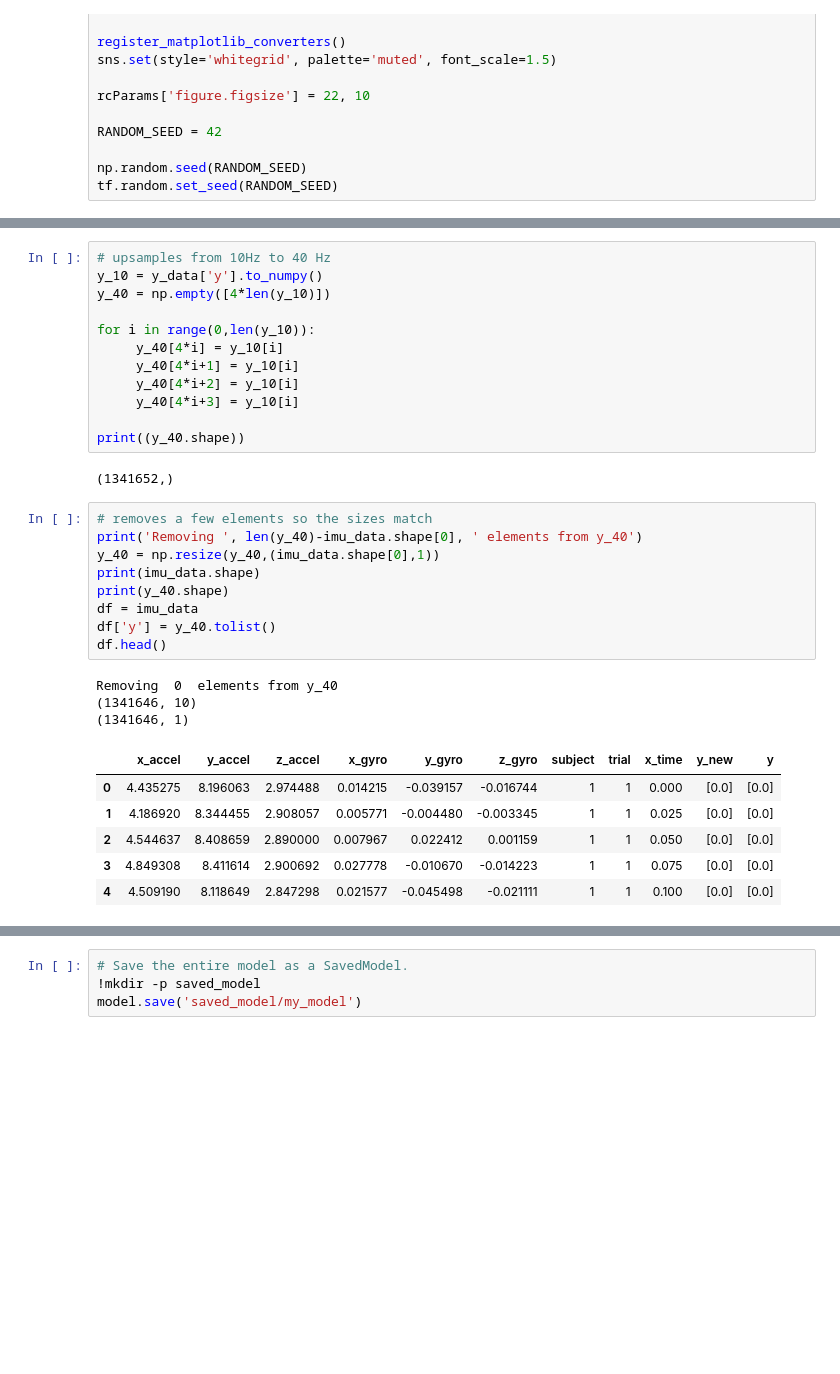
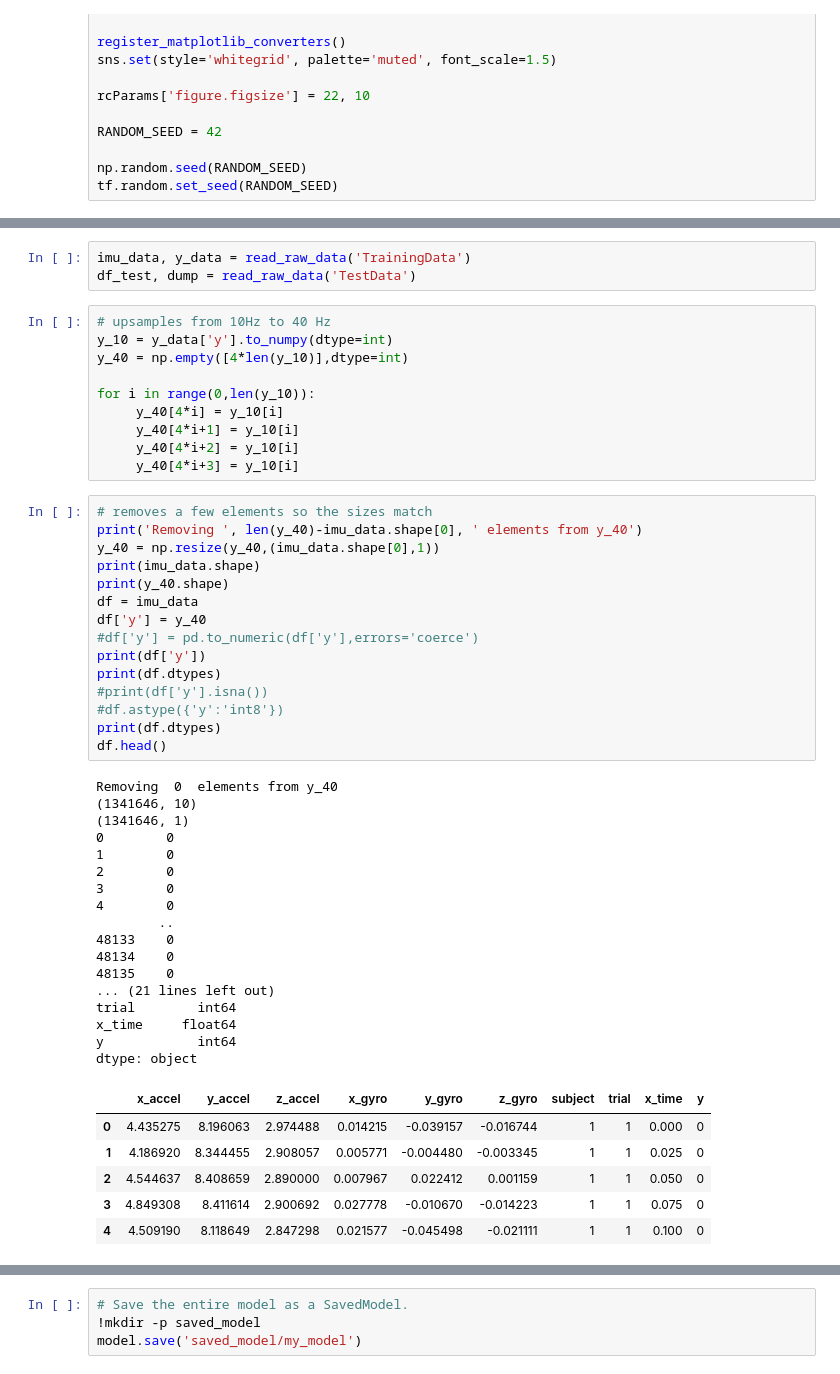
Before and after one commit to MoreBangForYourBuck/c2_competition, a Jupyter notebook: tensorflow_bi_LSTM.ipynb, the cells around one changed output, grey strips where cells are left out. Saved outputs shown, nothing was run; the diff lists cells and outputs as text; blank space fills up the shorter version.

```diff
--- a/tensorflow_bi_LSTM.ipynb
+++ b/tensorflow_bi_LSTM.ipynb
@@ -78,37 +72,56 @@ def read_raw_data(dir_path):
     imu_data = pd.concat([imu,imu_time['x_time']], axis=1)
     y_data = pd.concat([y,y_time['y_time']],axis = 1)
     return imu_data, y_data
+# %%
+imu_data, y_data = read_raw_data('TrainingData')
+df_test, dump = read_raw_data('TestData')
 # %%
 # upsamples from 10Hz to 40 Hz
-y_10 = y_data['y'].to_numpy()
-y_40 = np.empty([4*len(y_10)])
+y_10 = y_data['y'].to_numpy(dtype=int)
+y_40 = np.empty([4*len(y_10)],dtype=int)
 
 for i in range(0,len(y_10)):
      y_40[4*i] = y_10[i]
      y_40[4*i+1] = y_10[i]
      y_40[4*i+2] = y_10[i]
      y_40[4*i+3] = y_10[i]
-
-print((y_40.shape))
-# %% [output]
-(1341652,)
 # %%
 # removes a few elements so the sizes match
 print('Removing ', len(y_40)-imu_data.shape[0], ' elements from y_40')
 y_40 = np.resize(y_40,(imu_data.shape[0],1))
 print(imu_data.shape)
 print(y_40.shape)
 df = imu_data
-df['y'] = y_40.tolist()
+df['y'] = y_40
+#df['y'] = pd.to_numeric(df['y'],errors='coerce')
+print(df['y'])
+print(df.dtypes)
+#print(df['y'].isna())
+#df.astype({'y':'int8'})
+print(df.dtypes)
 df.head()
 # %% [output]
 Removing  0  elements from y_40
 (1341646, 10)
 (1341646, 1)
+0        0
+1        0
+2        0
+3        0
+4        0
+        ..
+48133    0
+48134    0
+48135    0
+... (21 lines left out)
+trial        int64
+x_time     float64
+y            int64
+dtype: object
-|  | x_accel | y_accel | z_accel | x_gyro | y_gyro | z_gyro | subject | trial | x_time | y_new | y |
-| 0 | 4.435275 | 8.196063 | 2.974488 | 0.014215 | -0.039157 | -0.016744 | 1 | 1 | 0.000 | [0.0] | [0.0] |
-| 1 | 4.186920 | 8.344455 | 2.908057 | 0.005771 | -0.004480 | -0.003345 | 1 | 1 | 0.025 | [0.0] | [0.0] |
-| 2 | 4.544637 | 8.408659 | 2.890000 | 0.007967 | 0.022412 | 0.001159 | 1 | 1 | 0.050 | [0.0] | [0.0] |
-| 3 | 4.849308 | 8.411614 | 2.900692 | 0.027778 | -0.010670 | -0.014223 | 1 | 1 | 0.075 | [0.0] | [0.0] |
-| 4 | 4.509190 | 8.118649 | 2.847298 | 0.021577 | -0.045498 | -0.021111 | 1 | 1 | 0.100 | [0.0] | [0.0] |
+|  | x_accel | y_accel | z_accel | x_gyro | y_gyro | z_gyro | subject | trial | x_time | y |
+| 0 | 4.435275 | 8.196063 | 2.974488 | 0.014215 | -0.039157 | -0.016744 | 1 | 1 | 0.000 | 0 |
+| 1 | 4.186920 | 8.344455 | 2.908057 | 0.005771 | -0.004480 | -0.003345 | 1 | 1 | 0.025 | 0 |
+| 2 | 4.544637 | 8.408659 | 2.890000 | 0.007967 | 0.022412 | 0.001159 | 1 | 1 | 0.050 | 0 |
+| 3 | 4.849308 | 8.411614 | 2.900692 | 0.027778 | -0.010670 | -0.014223 | 1 | 1 | 0.075 | 0 |
+| 4 | 4.509190 | 8.118649 | 2.847298 | 0.021577 | -0.045498 | -0.021111 | 1 | 1 | 0.100 | 0 |
 # %%
```
Also changed, not shown: parts of 18 cells of this notebook, 20 other files.
